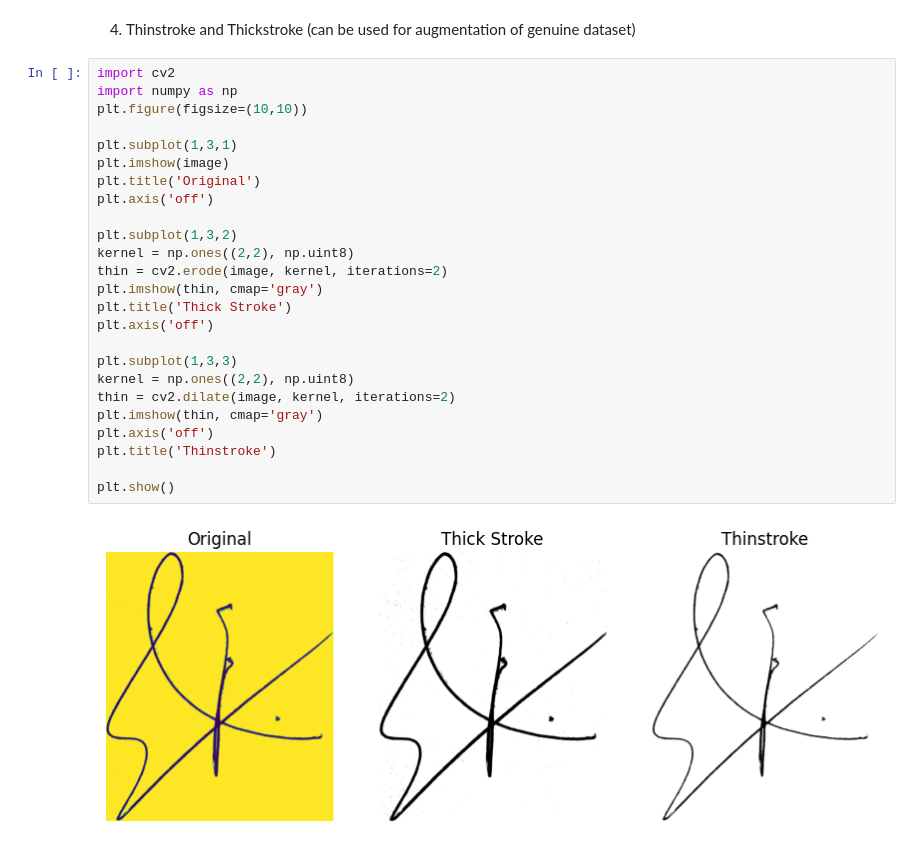
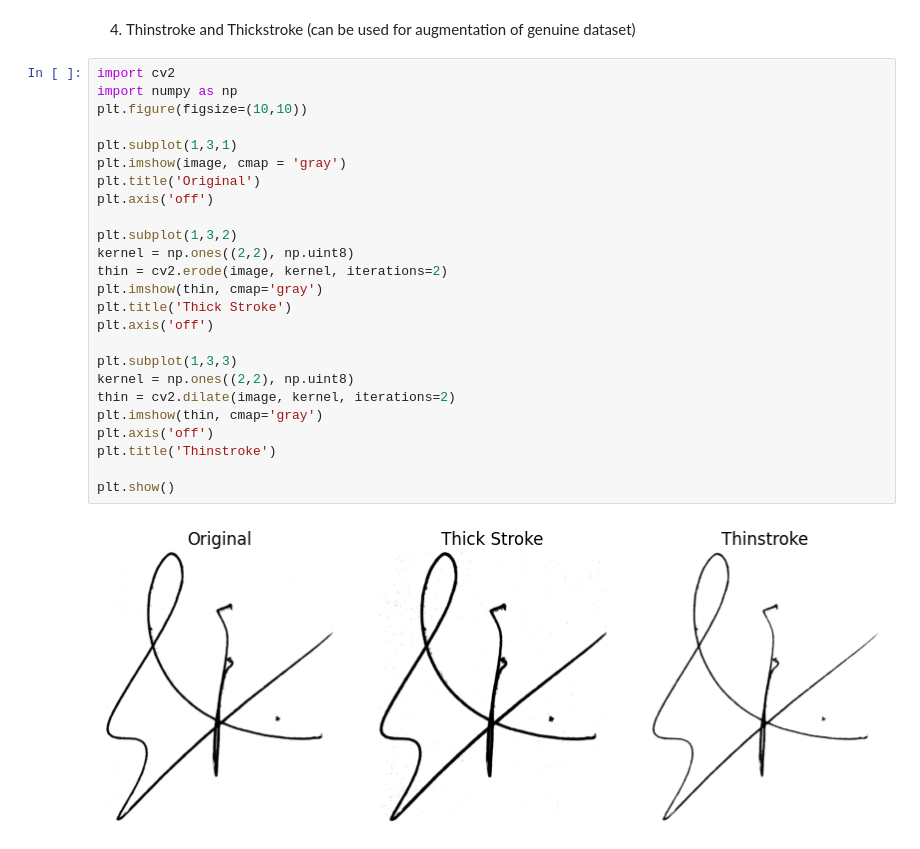
Before and after one commit to PrajwalChaudhary25/signature_verification, a Jupyter notebook: Notebooks/Advanced_augmentations.ipynb, the cells around one changed output. Drawn from its saved outputs; the diff is of its cells as text.

```diff
--- a/Notebooks/Advanced_augmentations.ipynb
+++ b/Notebooks/Advanced_augmentations.ipynb
@@ -105,27 +105,27 @@ plt.show()
 # %%
 import cv2
 import numpy as np
 plt.figure(figsize=(10,10))
 
 plt.subplot(1,3,1)
-plt.imshow(image)
+plt.imshow(image, cmap = 'gray')
 plt.title('Original')
 plt.axis('off')
 
 plt.subplot(1,3,2)
 kernel = np.ones((2,2), np.uint8)
 thin = cv2.erode(image, kernel, iterations=2)
 plt.imshow(thin, cmap='gray')
 plt.title('Thick Stroke')
 plt.axis('off')
 
 plt.subplot(1,3,3)
 kernel = np.ones((2,2), np.uint8)
 thin = cv2.dilate(image, kernel, iterations=2)
 plt.imshow(thin, cmap='gray')
 plt.axis('off')
 plt.title('Thinstroke')
 
 plt.show()
 # %% [output]
-[figure, old version]
+[figure, new version]
```
Also changed, not shown: parts of 4 cells of this notebook.
